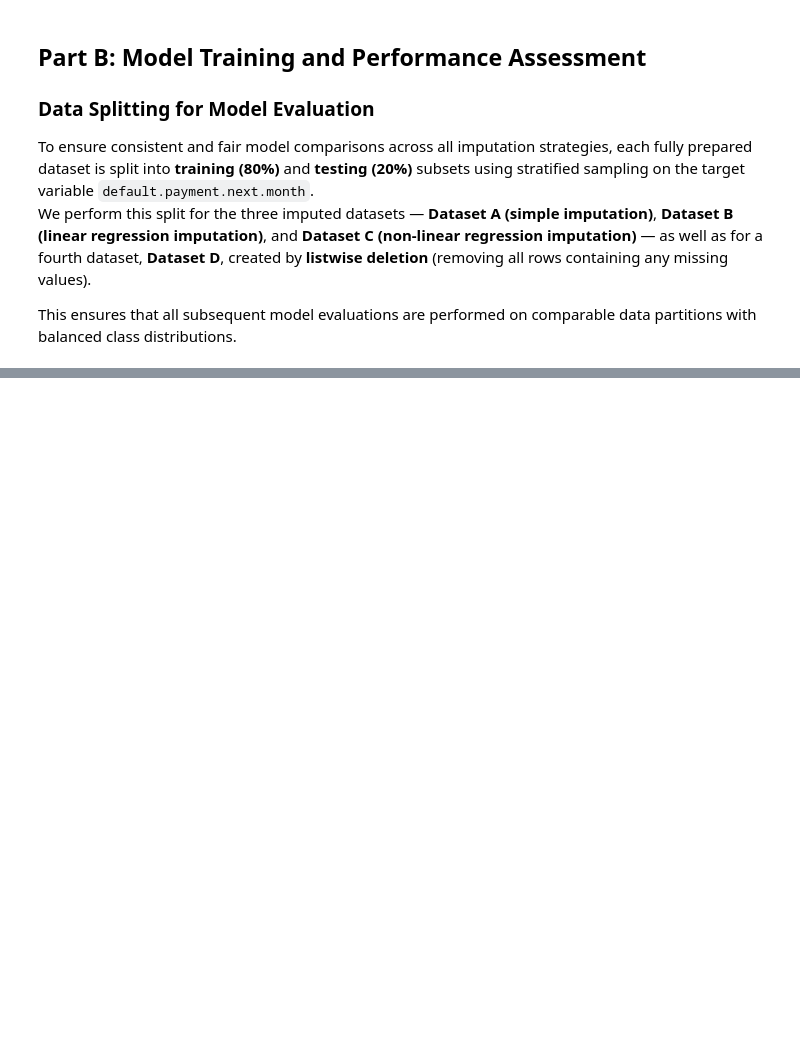
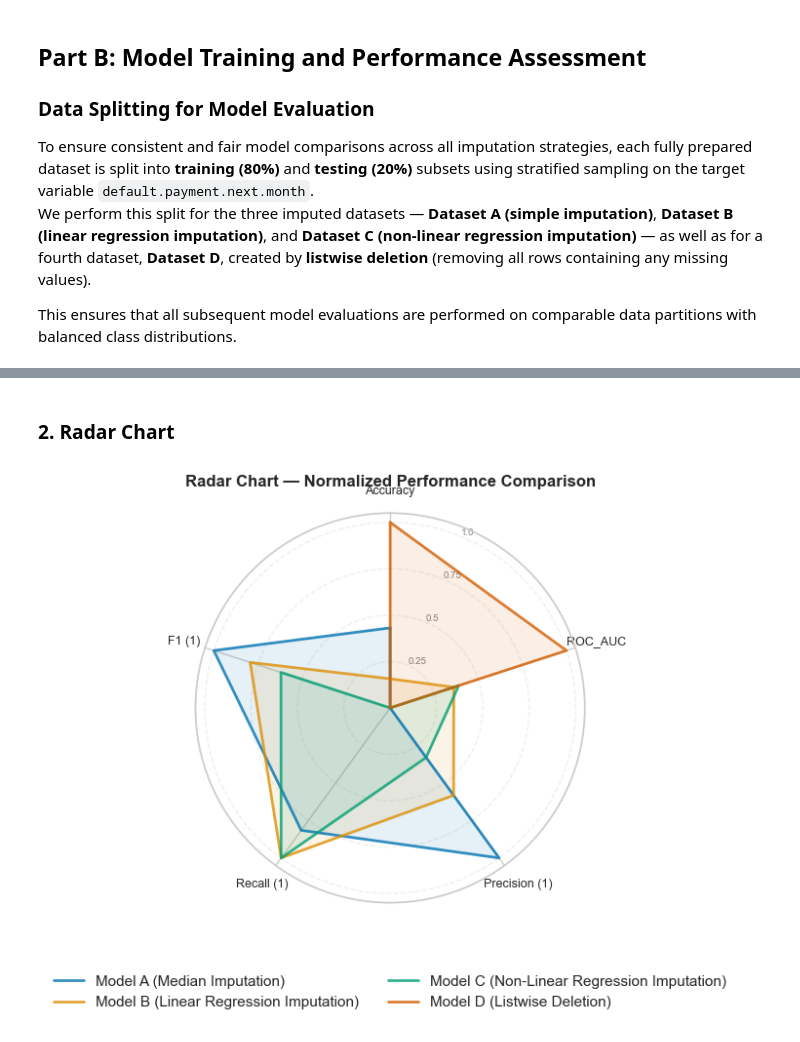
Before and after one commit to AkshayAmbekar26/assignment-06-AkshayAmbekar26, a Jupyter notebook: final-submission.ipynb, the cells around one changed output, grey strips where cells are left out. Cells and saved outputs as stored; diff of their text form; code cells hidden in the pictures; blank space fills up the shorter version.

```diff
--- a/final-submission.ipynb
+++ b/final-submission.ipynb
@@ -1119,0 +1342,40 @@ LogisticRegression does not accept missing values encoded as NaN natively. For s
+# %% [markdown]
+### 2. Radar Chart
+# %%
+metrics = [m for m in ["Accuracy", "ROC_AUC", "Precision (1)", "Recall (1)", "F1 (1)"] if m in results_comparison.columns]
+if len(metrics) < 3:
+    print("Not enough metrics for radar chart; skipping.")
+else:
+    df = results_comparison[metrics].copy()
+
+    # normalize to [0,1] for fair comparison
+    df_norm = (df - df.min()) / (df.max() - df.min())
+    models = df_norm.index.tolist()
+
+    angles = np.linspace(0, 2*np.pi, len(metrics), endpoint=False).tolist()
+    angles += angles[:1]
+
+    plt.figure(figsize=(6.5, 6))
+    ax = plt.subplot(111, polar=True)
+    ax.set_theta_offset(pi / 2)
+    ax.set_theta_direction(-1)
+
+    # Draw each model
+    for model in models:
+        values = df_norm.loc[model].tolist()
+        values += values[:1]
+        ax.plot(angles, values, linewidth=2, alpha=0.8, label=model)
+        ax.fill(angles, values, alpha=0.1)
+
+    # Axis and labels
+    plt.xticks(angles[:-1], metrics, fontsize=9)
+    ax.yaxis.grid(True, linestyle="--", alpha=0.3)
+    plt.yticks([0.25, 0.5, 0.75, 1.0], ["0.25","0.5","0.75","1.0"], color="grey", size=7)
+    plt.title("Radar Chart — Normalized Performance Comparison", fontsize=12, fontweight="bold", pad=20)
+
+    # Legend below chart
+    plt.legend(loc='upper center', bbox_to_anchor=(0.5, -0.15), ncol=2, frameon=False)
+    plt.tight_layout()
+    plt.show()
+# %% [output]
+[figure, added]
```
Also changed, not shown: parts of 33 cells of this notebook.
